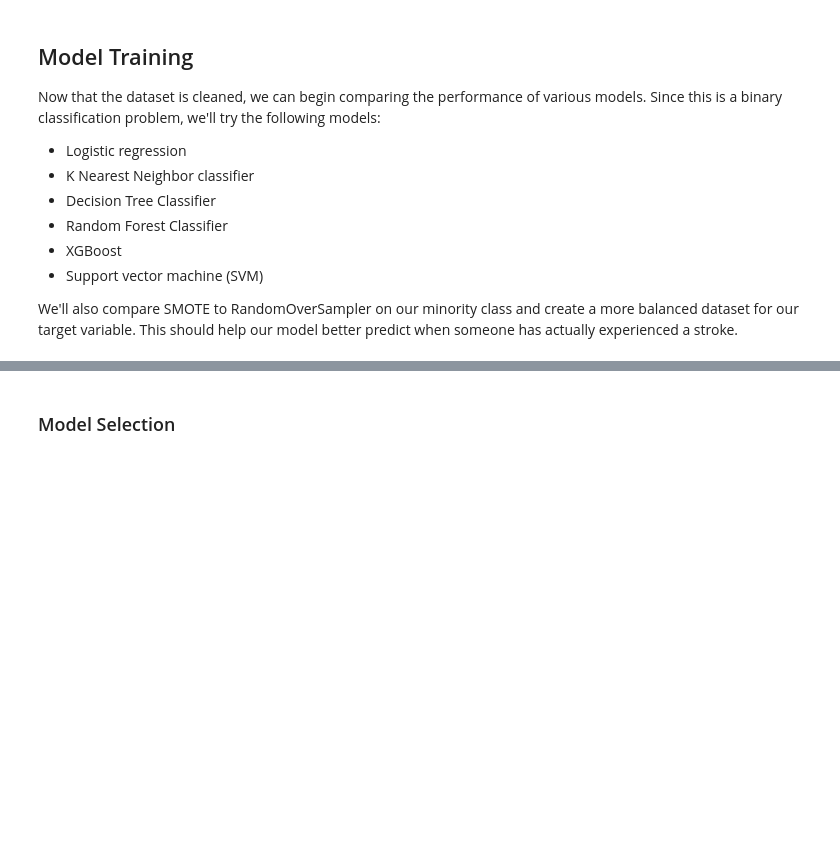
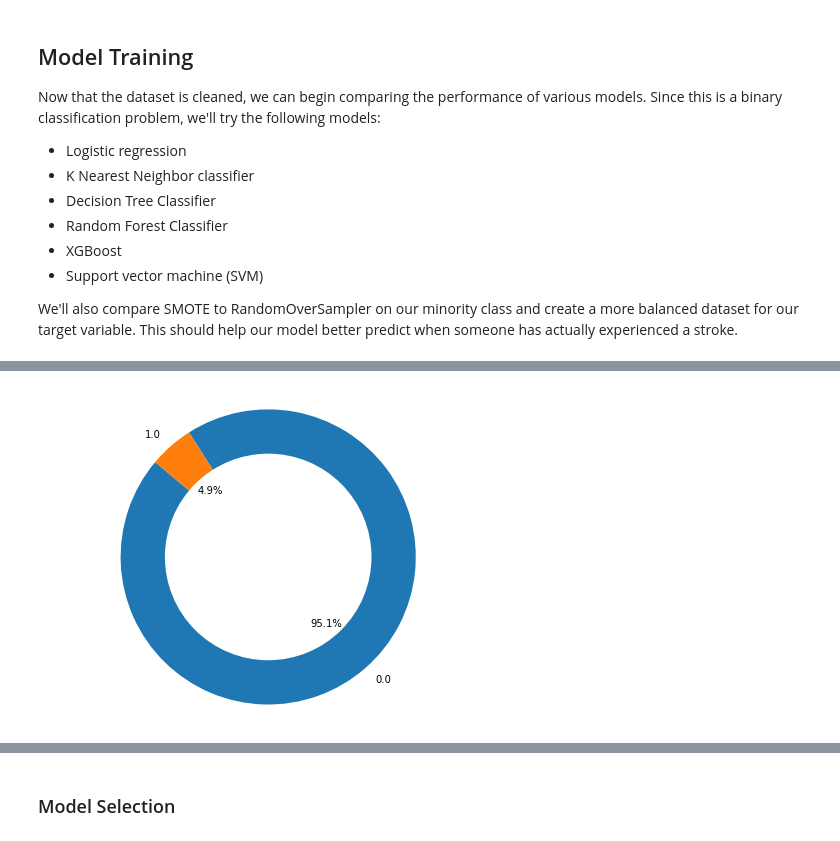
Before and after one commit to harte3/Group2_FlatironApprenticeshipCapstone, a Jupyter notebook: cleaned_notebook.ipynb, the cells around one changed output, grey strips where cells are left out. Saved outputs shown, nothing was run; the diff lists cells and outputs as text; code cells hidden in the pictures; blank space fills up the shorter version.

```diff
--- a/cleaned_notebook.ipynb
+++ b/cleaned_notebook.ipynb
@@ -395,3 +397,19 @@ plt.show()
+# %%
+target_dist = df['stroke'].value_counts()
+
+plt.figure(figsize=(8, 6))
+plt.pie(target_dist.values, labels=target_dist.index, autopct='%1.1f%%', startangle=140)
+
+# Draw a circle at the center of pie to make it look like a donut
+centre_circle = plt.Circle((0,0),0.70,fc='white')
+fig = plt.gcf()
+fig.gca().add_artist(centre_circle)
+
+plt.axis('equal')
+
+plt.show()
+# %% [output]
+[figure, added]
 # %%
 features = df.drop('stroke', axis=1)
 target = df['stroke']
```
Also changed, not shown: parts of 22 cells of this notebook, 1 other file.
